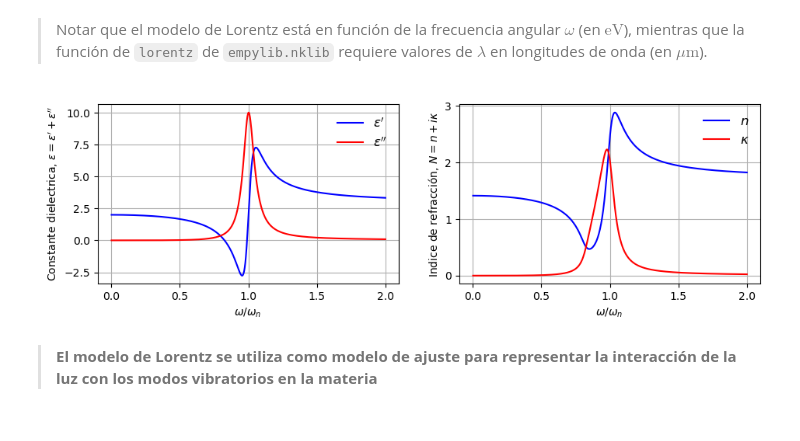
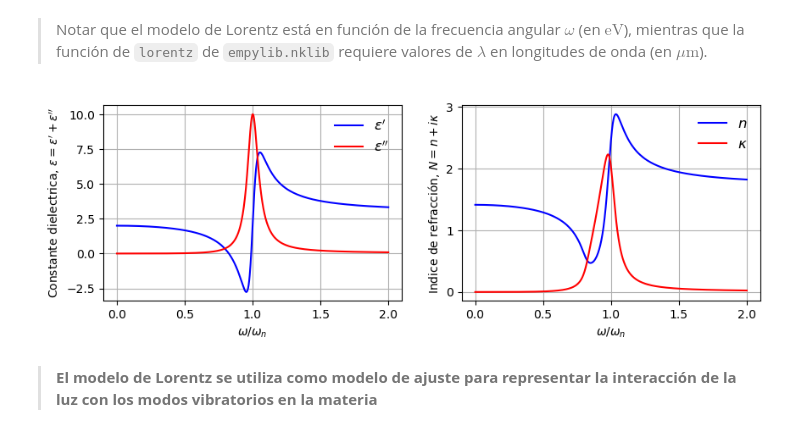
Before and after one commit to PanxoPanza/conversion_solar_termica, a Jupyter notebook: _build/jupyter_execute/03_Interacción_materia-luz/03_Interacción_materia-luz.ipynb, the cells around one changed output. Cells and saved outputs as stored; diff of their text form; code cells hidden in the pictures.

```diff
--- a/_build/jupyter_execute/03_Interacción_materia-luz/03_Interacción_materia-luz.ipynb
+++ b/_build/jupyter_execute/03_Interacción_materia-luz/03_Interacción_materia-luz.ipynb
@@ -158,35 +158,35 @@ epsinf = 2.0  # adimensional
 wp = 1.0      # en eV
 wn = 1.0      # en eV
 gamma = 0.1   # en eV
 
 # espectro
 w = 1/np.linspace(1E-3,2,1000)          # en "eV"
 lam = em.convert_units(w,'eV','um')     # convertimos a "micrones"
 
 # creamos el modelo de lorentz
 N1 = nk.lorentz(epsinf,wp,wn,gamma,lam) # índice de refracción a partir del modelo de Lorentz
 eps1 = N1**2                            # constante dieléctrica
 
 # formateamos el lienzo para graficar
 fig, ax = plt.subplots(1,2)             # número de ejes en la figura
-fig.set_size_inches(11, 3)              # tamaño de la figura
+fig.set_size_inches(10, 3)              # tamaño de la figura
 plt.rcParams['font.size'] = '12'        # tamaño de fuente
 
 #ploteamos
 ax[0].plot(wn/w,np.real(eps1),'b',label=r"$\varepsilon'$")
 ax[0].plot(wn/w,np.imag(eps1),'r',label=r"$\varepsilon''$")
 ax[1].plot(wn/w,np.real(N1),'b',label=r"$n$")
 ax[1].plot(wn/w,np.imag(N1),'r',label=r"$\kappa$")
 
 for i in [0,1]:
     ax[i].set_xlabel('$\omega/\omega_n$ ')
     ax[i].grid()
     ax[i].legend(frameon=False)
 ax[0].set_ylabel(r"Constante dielectrica, $\varepsilon = \varepsilon'+ \varepsilon''$")
 ax[1].set_ylabel(r'Indice de refracción, $N = n + i\kappa$')
 plt.show()
 # %% [output]
-[figure, old version]
+[figure, new version]
 # %% [markdown]
 >**El modelo de Lorentz se utiliza como modelo de ajuste para representar la interacción de la luz con los modos vibratorios en la materia**
 # %% [markdown]
```
Also changed, not shown: parts of 10 cells of this notebook, 16 other files.
